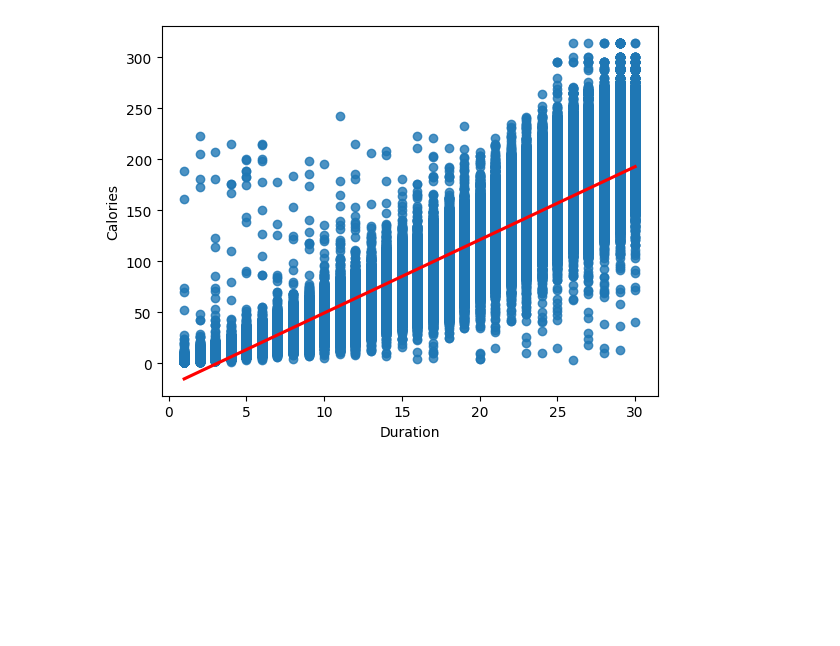
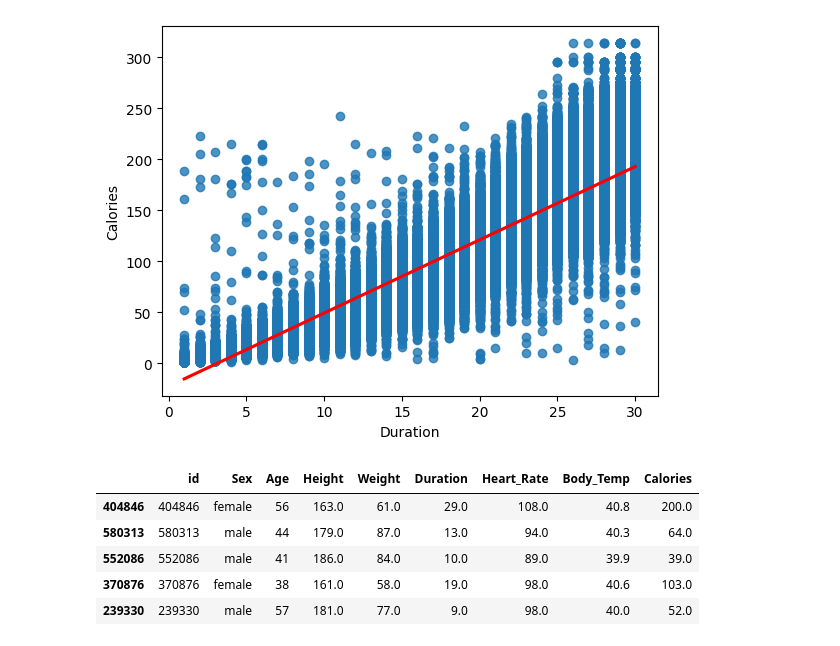
Before and after one commit to Abu-Taher01/Predict-Calorie-Expenditure, a Jupyter notebook: Welcome_To_Colab.ipynb, the cells around one changed output. Saved outputs shown, nothing was run; the diff lists cells and outputs as text; code cells hidden in the pictures; blank space fills up the shorter version.

```diff
--- a/Welcome_To_Colab.ipynb
+++ b/Welcome_To_Colab.ipynb
@@ -250,3 +250,13 @@ sns.regplot(data=train_df,x='Duration',y='Calories',scatter=True,fit_reg=True,li
 # %% [output]
 <Axes: xlabel='Duration', ylabel='Calories'>
 [figure]
+# %%
+sample_df=train_df.sample(n=100,random_state=42)
+sample_df.head()
+# %% [output]
+|  | id | Sex | Age | Height | Weight | Duration | Heart_Rate | Body_Temp | Calories |
+| 404846 | 404846 | female | 56 | 163.0 | 61.0 | 29.0 | 108.0 | 40.8 | 200.0 |
+| 580313 | 580313 | male | 44 | 179.0 | 87.0 | 13.0 | 94.0 | 40.3 | 64.0 |
+| 552086 | 552086 | male | 41 | 186.0 | 84.0 | 10.0 | 89.0 | 39.9 | 39.0 |
+| 370876 | 370876 | female | 38 | 161.0 | 58.0 | 19.0 | 98.0 | 40.6 | 103.0 |
+| 239330 | 239330 | male | 57 | 181.0 | 77.0 | 9.0 | 98.0 | 40.0 | 52.0 |
```
Also changed, not shown: parts of 3 cells of this notebook.
